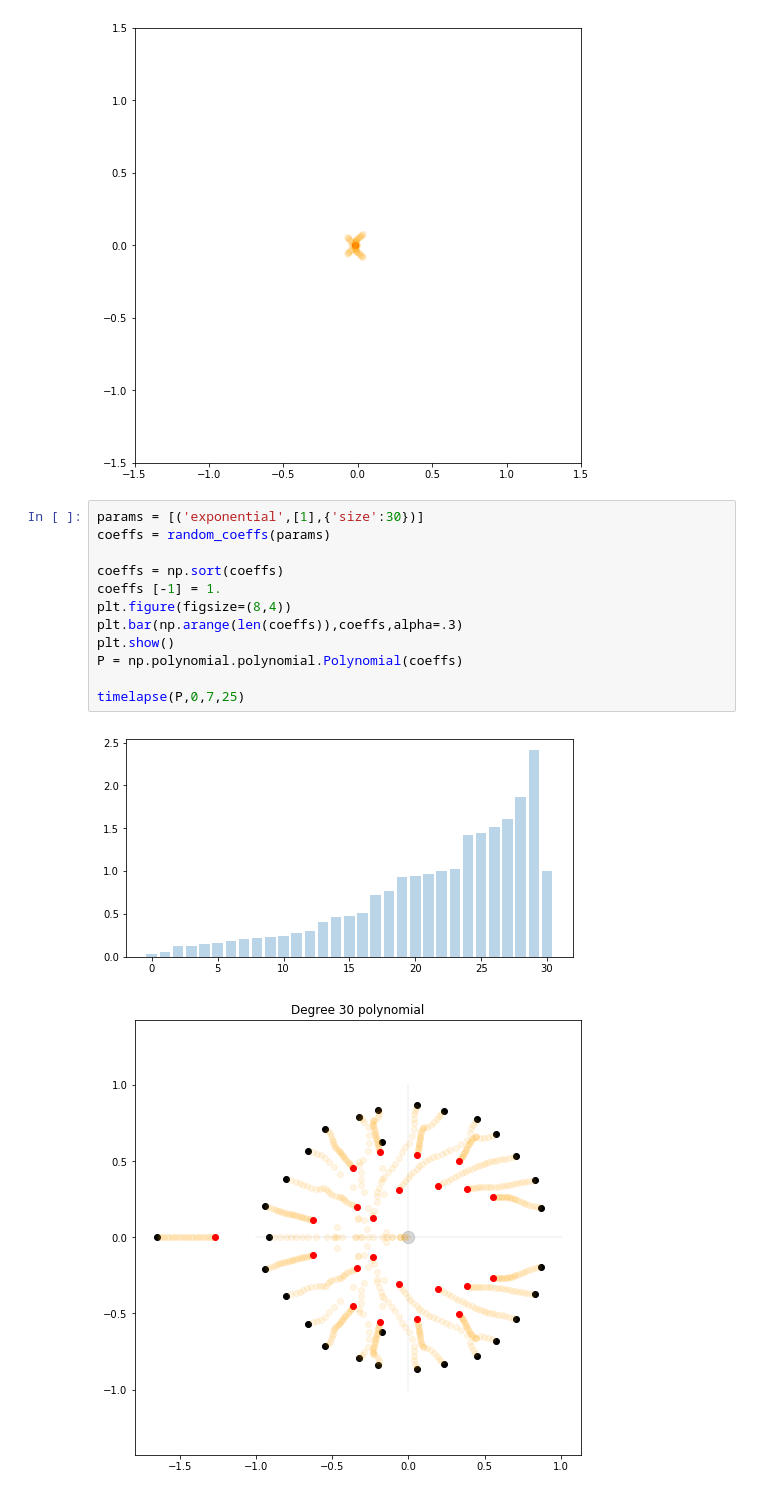
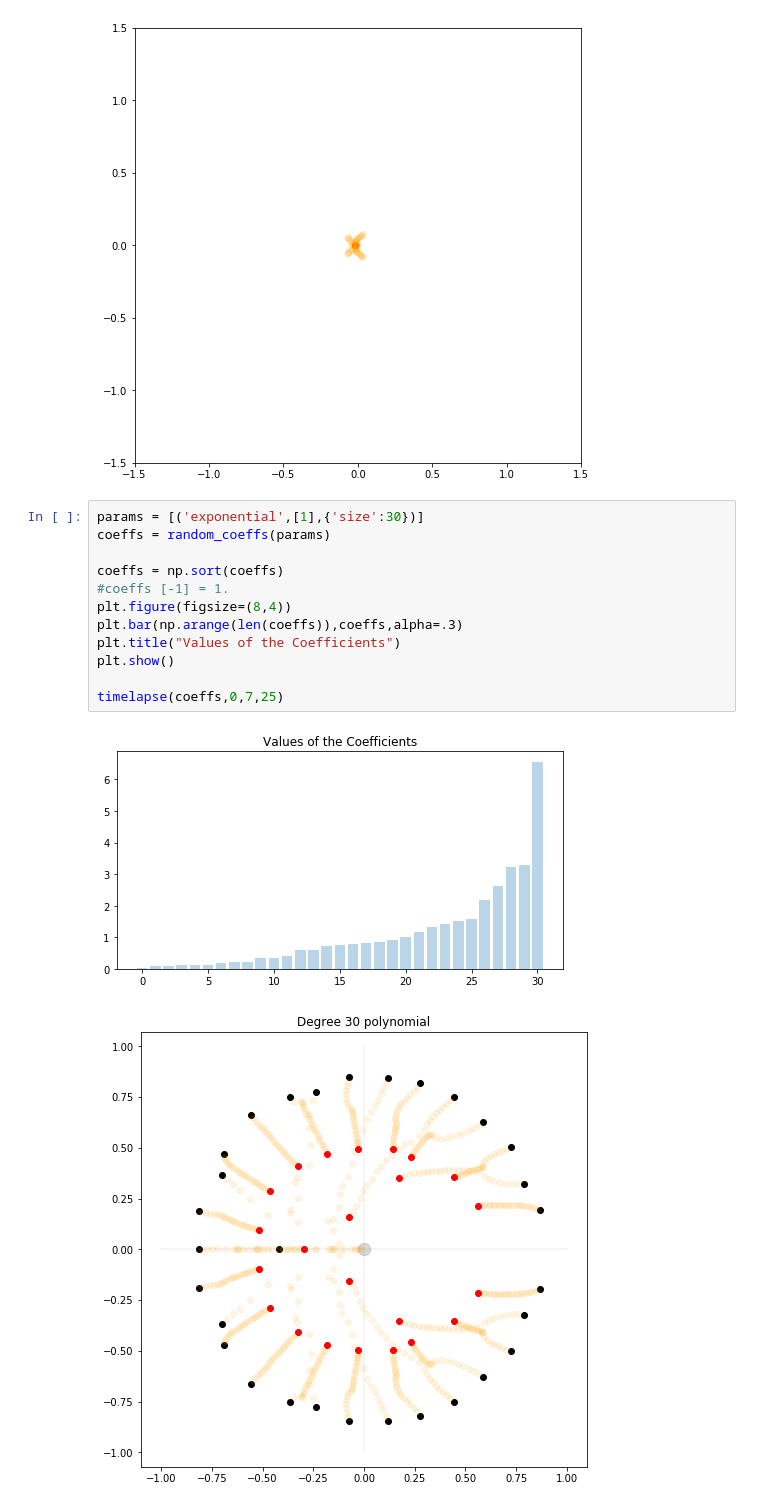
Before and after one commit to dgmiller/polyrand, a Jupyter notebook: Experiment_04.ipynb, the cells around one changed output. Drawn from its saved outputs; the diff is of its cells as text.

```diff
--- a/Experiment_04.ipynb
+++ b/Experiment_04.ipynb
@@ -79,18 +78,18 @@ animate_roots(coeffs,0,28)
 # %%
 params = [('exponential',[1],{'size':30})]
 coeffs = random_coeffs(params)
 
 coeffs = np.sort(coeffs)
-coeffs [-1] = 1.
+#coeffs [-1] = 1.
 plt.figure(figsize=(8,4))
 plt.bar(np.arange(len(coeffs)),coeffs,alpha=.3)
+plt.title("Values of the Coefficients")
 plt.show()
-P = np.polynomial.polynomial.Polynomial(coeffs)
 
-timelapse(P,0,7,25)
+timelapse(coeffs,0,7,25)
 # %% [output]
-[figure, old version]
+[figure, new version]
-[figure, old version]
+[figure, new version]
 # %%
 animate_roots(coeffs)
 # %% [output]
```
Also changed, not shown: parts of 13 cells of this notebook, 4 other files.
